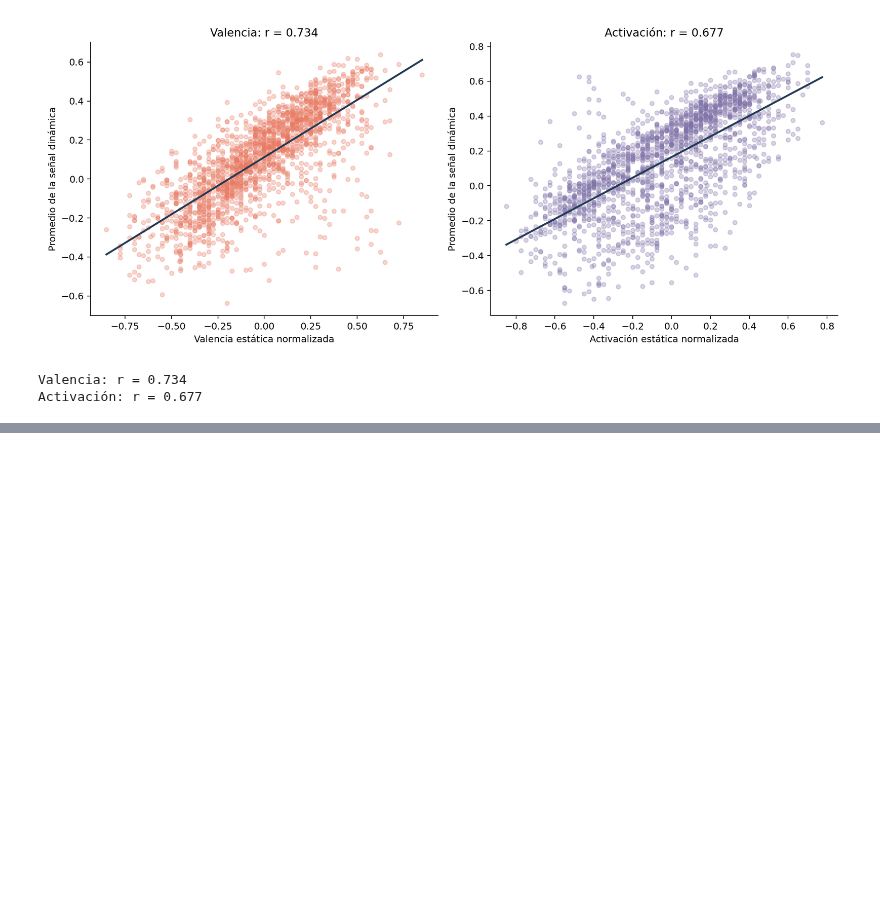
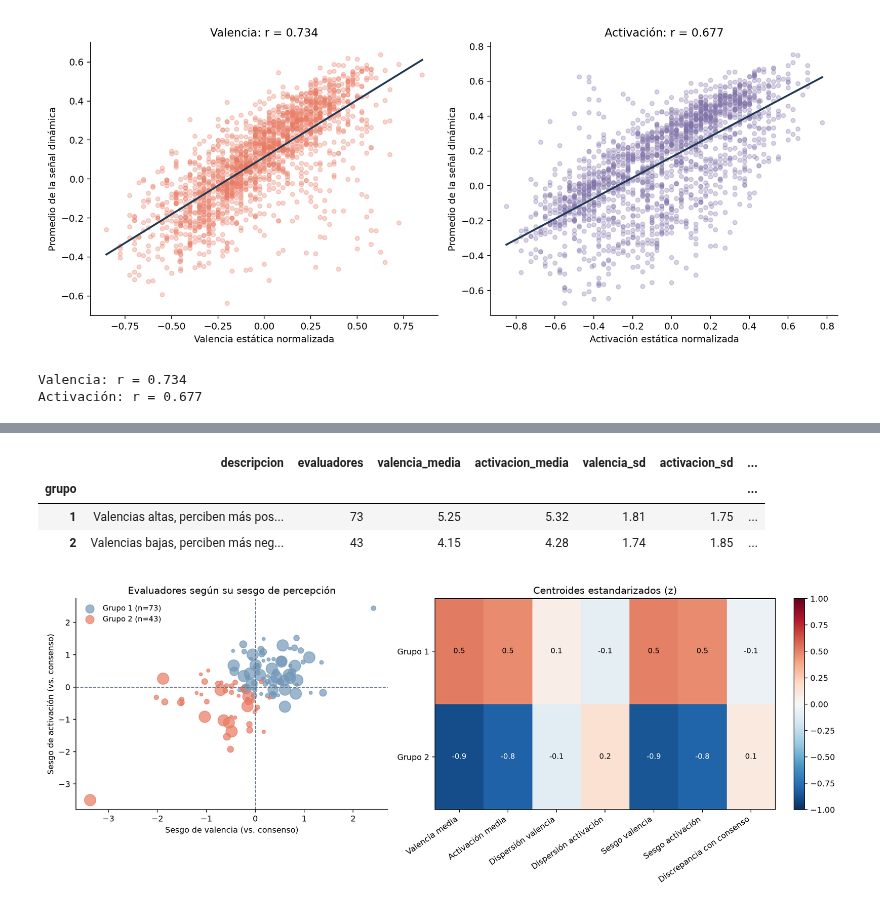
Before and after one commit to alejandramartinezhenao/MCD_recomendador_musical_prt, a Jupyter notebook: analisis_deam_resultados_presentacion.ipynb, the cells around one changed output, grey strips where cells are left out. Cells and saved outputs as stored; diff of their text form; code cells hidden in the pictures; blank space fills up the shorter version.

```diff
--- a/analisis_deam_resultados_presentacion.ipynb
+++ b/analisis_deam_resultados_presentacion.ipynb
@@ -137,0 +185,9 @@ El archivo suministrado permite reproducir el componente emocional, pero no cont
+# %%
+display(phase1["cluster"]["summary"].round(2))
+display(Image(filename=str(OUTPUT_DIR / "06_perfiles_anotacion.png")))
+# %% [output]
+|  | descripcion | evaluadores | valencia_media | activacion_media | valencia_sd | activacion_sd | ... |
+| grupo |  |  |  |  |  |  | ... |
+| 1 | Valencias altas, perciben más pos... | 73 | 5.25 | 5.32 | 1.81 | 1.75 | ... |
+| 2 | Valencias bajas, perciben más neg... | 43 | 4.15 | 4.28 | 1.74 | 1.85 | ... |
+[figure, added]
```
Also changed, not shown: parts of 22 cells of this notebook, 21 other files.
